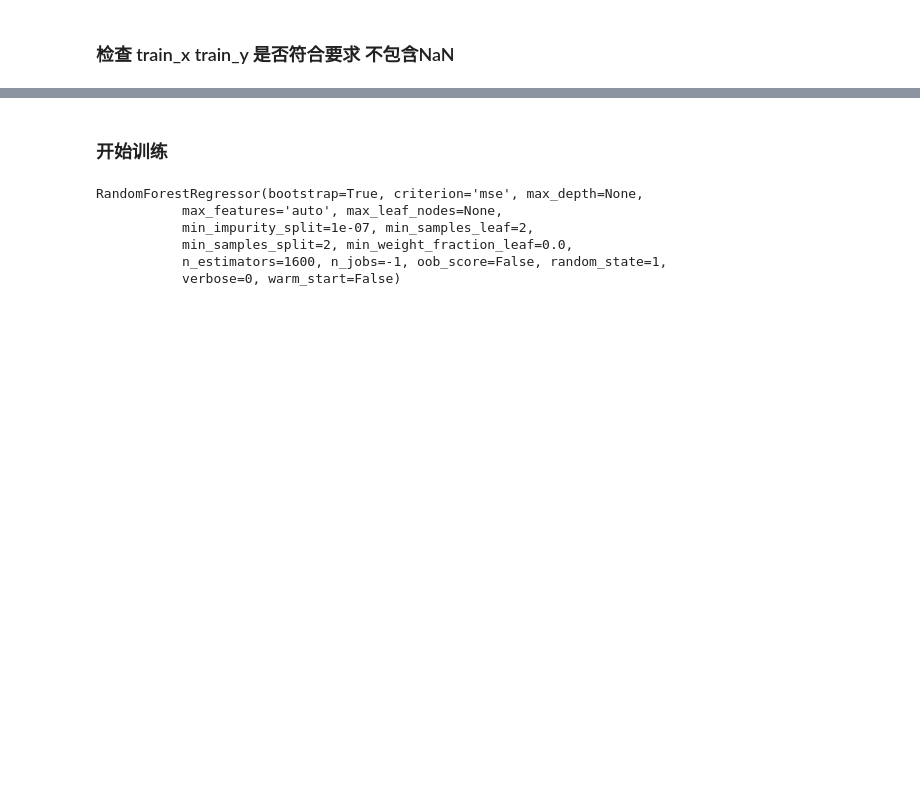
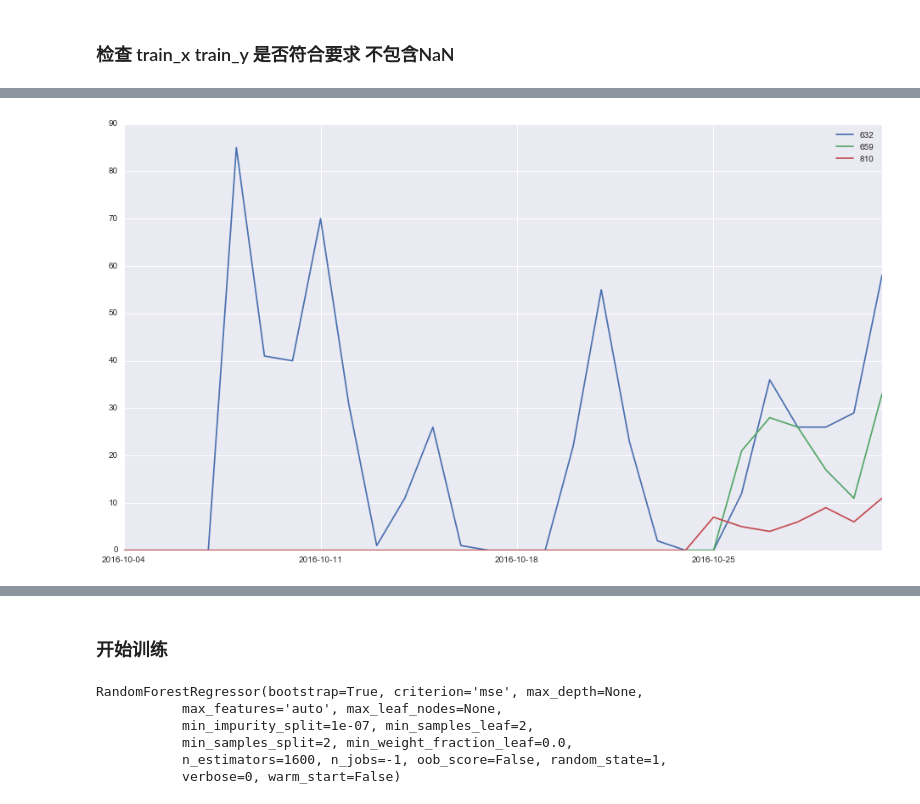
Before and after one commit to wakemeup-xyz/TianChi_IJCAI-17_sales_prediction_code, a Jupyter notebook: regression.ipynb, the cells around one changed output, grey strips where cells are left out. Cells and saved outputs as stored; diff of their text form; code cells hidden in the pictures; blank space fills up the shorter version.

```diff
--- a/regression.ipynb
+++ b/regression.ipynb
@@ -230,0 +242,2 @@ shop_info_num
+# %%
+weather = pd.read_csv('shop_weather.csv',index_col=0)
@@ -230,0 +265,2 @@ shop_info_num
+# %%
+train_x = train_x.join(weather.loc[:,'weather_2016-09-20':'weather_2016-10-31'])
@@ -296,7 +357,7 @@ ET = ExtraTreesRegressor(n_estimators=1600,
                            min_samples_split=2,
                            min_samples_leaf=2,
                            max_depth=25,
-                           max_features=290)
+                           max_features='auto')
 ET.fit(train_x.loc[train_set_ids,:],train_y.loc[train_set_ids,:])
 
 predict_val = pd.DataFrame(ET.predict(train_x),index=range(1,2001),columns=['predict_'+str(i) for i in range(1,8)])
@@ -367,0 +400,9 @@ Multiprocessing exception:
+# %%
+ids_high_error = []
+for id in range(2000):
+    train_score = 0.0
+    for day in range(7):
+        train_score += float(np.fabs(train_y.iloc[id,day] - predict_train.iloc[id,day]))/(train_y.iloc[id,day] + predict_train.iloc[id,day])/(7)
+    #print id+1,train_score
+    if train_score > 0.2:
+        ids_high_error.append(id+1)
@@ -367,0 +429,4 @@ Multiprocessing exception:
+# %%
+draw_ids(ids_high_error[8:11],dataset=shop_info,start_date = '2016-10-04',by_week=True)
+# %% [output]
+[figure, added]
```
Also changed, not shown: parts of 31 cells of this notebook, 4 other files.
